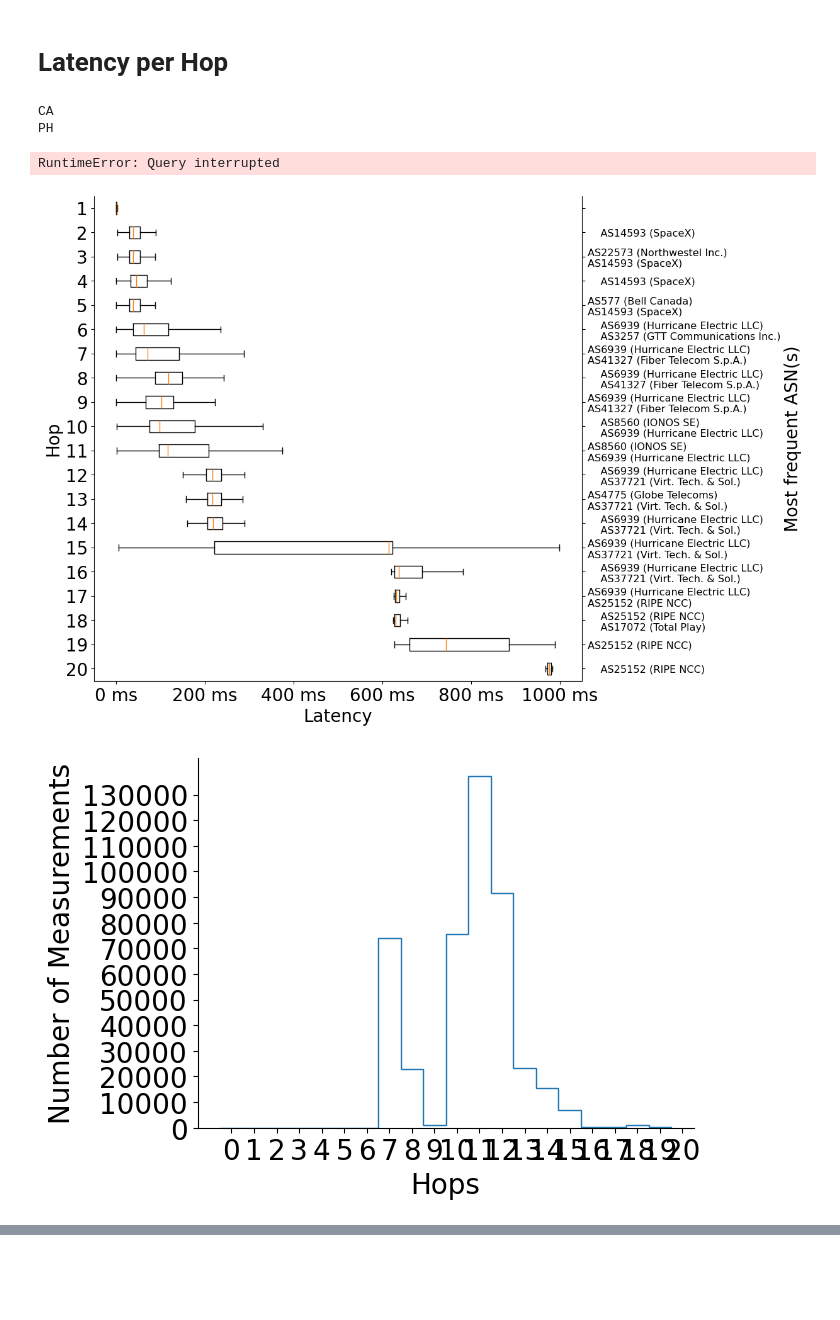
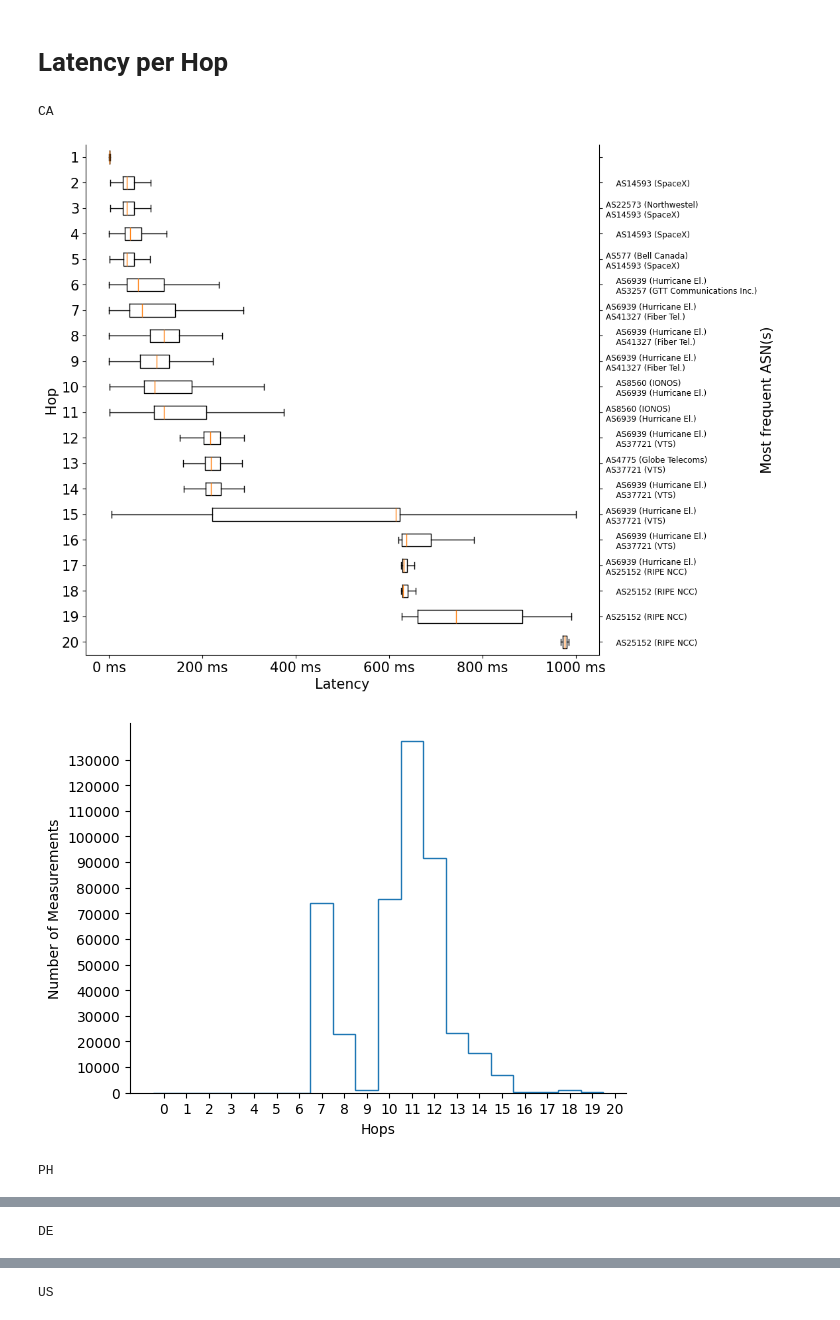
Before and after one commit to diic-starlink/performance-insights-into-starlink, a Jupyter notebook: src/db-controller/notebooks/latency-per-hop.ipynb, the cells around one changed output, grey strips where cells are left out. Saved outputs shown, nothing was run; the diff lists cells and outputs as text; code cells hidden in the pictures; blank space fills up the shorter version.

Commit message:
Updating figures

```diff
--- a/src/db-controller/notebooks/latency-per-hop.ipynb
+++ b/src/db-controller/notebooks/latency-per-hop.ipynb
@@ -60,7 +60,7 @@ def shorten_company_name(name):
         return 'Total Play'
     if name == 'Virtual Technologies & Solutions':
         return 'VTS'
-    if name == 'GTT Communications Inc':
+    if name == 'GTT Communications Inc.':
         return 'GTT Comm.'
     if name == 'Hurricane Electric LLC':
         return 'Hurricane El.'
@@ -121,7 +121,7 @@ def hops_for_country(country):
         if 'asn' in details.keys():
             asn_details = details.get('asn')
             company_name = shorten_company_name(asn_details.get('name'))
-            return f'{asn_details.get('asn')} ({company_name})'
+            return f'{asn_details.get("asn")} ({company_name})'
         return False
 
     def visualize_rtts(data, target):
@@ -157,6 +157,8 @@ def hops_for_country(country):
             return f'{int(x)} ms'
         formatter = FuncFormatter(millions)
 
+        plt.rcParams.update({'font.size': 15})
+
         fig, ax = plt.subplots()
         ax.figure.set_size_inches(10,10)
         ax.set_xlabel('Latency')
@@ -166,7 +168,6 @@ def hops_for_country(country):
         ax.xaxis.set_major_formatter(formatter)
 
         plt.gca().invert_yaxis()
-        plt.rcParams.update({'font.size': 20})
         labels = []
         for i in range(0, len(asns_freq)):
             spacer = ''
@@ -184,15 +185,13 @@ def hops_for_country(country):
         def ident(x):
             return x
 
-        # for idx, l in enumerate(labels):
-        #     if idx % 2 == 0:
-        #         labels[idx] = f'  {l}'
 
         right_ax = ax.secondary_yaxis('right', functions=(ident, ident))
         right_ax.set_yticks(np.arange(1,len(asns_freq)+1), labels, fontsize='xx-small')
         right_ax.set_ylabel('Most frequent ASN(s)')
 
         plt.savefig(f'traceroute/latency-per-hop-{country}-{target}.pdf', bbox_inches='tight')
+        plt.show()
 
     targets = set(df['msm_id'].to_list())
     for t in targets:
@@ -201,38 +200,39 @@ def hops_for_country(country):
 
     def hops_histogram(data):
         data = data[:20]
-        plt.rcParams.update({'font.size': 20})
+        plt.rcParams.update({'font.size': 10})
 
         fig, ax = plt.subplots()
+        fig.set_size_inches(8, 6)
         ax.set_xlabel('Hops')
         ax.set_ylabel('Number of Measurements')
 
         xticks_locations = np.arange(0.5, len(data)+1)
         xticks_labels = [str(int(v)) for v in xticks_locations]
 
         ax.stairs(data, np.arange(0, len(data)+1))
         plt.xticks(xticks_locations, xticks_labels)
 
         max = np.max(data)
         plt.yticks(np.arange(0, max, 10_000), np.arange(0, max, 10_000))
 
         ax.spines[['right', 'top']].set_visible(False)
         plt.savefig(f'traceroute/hops_{country}.pdf', bbox_inches='tight')
+        plt.show()
 
     hops_histogram(hops)
     return
 
     total_number = np.sum(hops)
     ratios = [(idx, f"{np.round((count / total_number)*100, 2)} %") for idx, count in enumerate(hops)]
 
     hop_ratios = filter_for_unequal(pd.DataFrame(data=ratios, columns=['Hops', 'Percentage of Total Number of Measurements']), 'Percentage of Total Number of Measurements', "0.0 %")
     print(hop_ratios)
 
-for c in ['CA', 'PH', 'DE', 'FR']:
+for c in ['CA', 'PH', 'DE', 'US']:
     hops_for_country(c)
 # %% [output]
 CA
-PH
-RuntimeError: Query interrupted
-[figure, old version]
+[figure, new version]
-[figure, old version]
+[figure, new version]
+PH
@@ -238,0 +241 @@ RuntimeError: Query interrupted
+DE
@@ -238,0 +244 @@ RuntimeError: Query interrupted
+US
```
Also changed, not shown: parts of 1 cell of this notebook, 57 other files.
